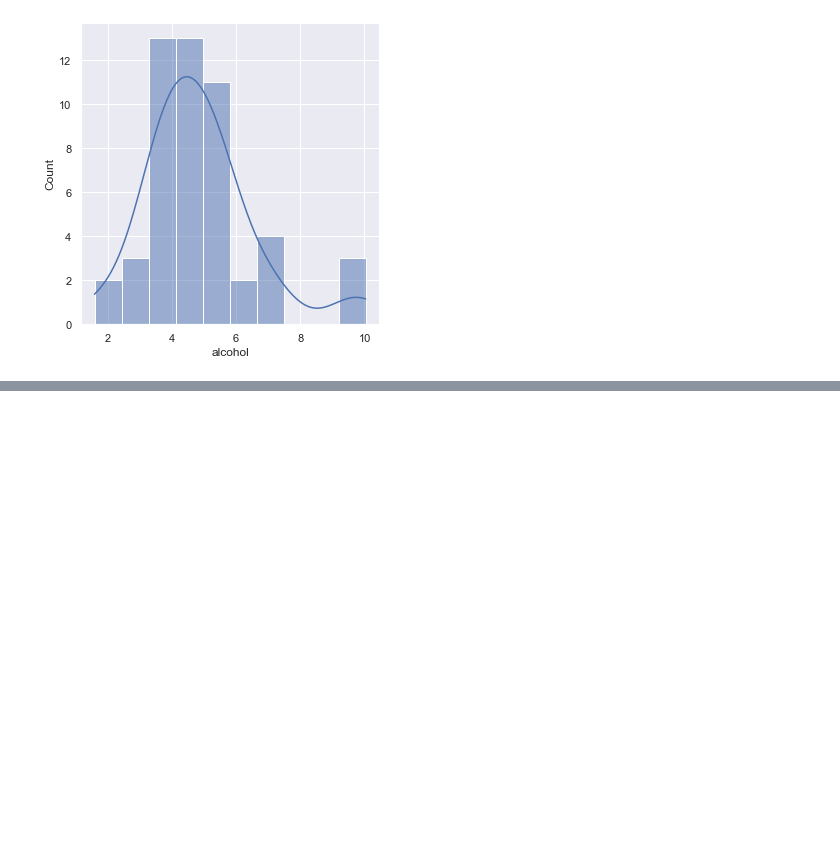
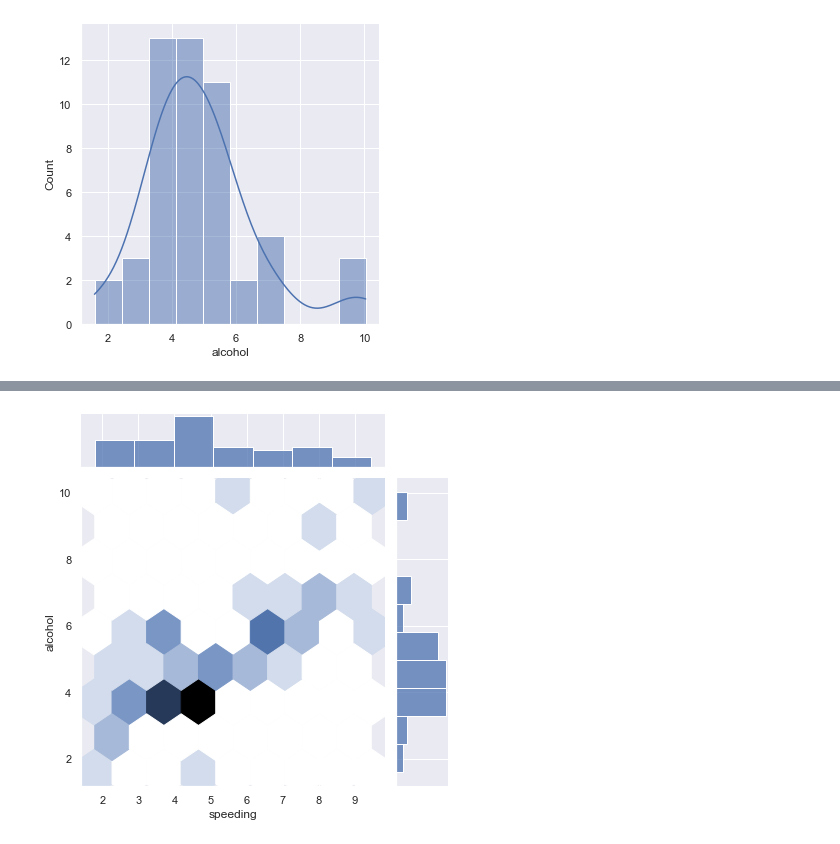
Before and after one commit to muhammad-ahsan/openDS, a Jupyter notebook: Data Visualization/Seaborn Tutorial.ipynb, the cells around one changed output, grey strips where cells are left out. Saved outputs shown, nothing was run; the diff lists cells and outputs as text; code cells hidden in the pictures; blank space fills up the shorter version.

```diff
--- a/Data Visualization/Seaborn Tutorial.ipynb
+++ b/Data Visualization/Seaborn Tutorial.ipynb
@@ -24,0 +33,4 @@ sns.displot(crash_df['alcohol'],kde=True, bins=10 );
+# %%
+sns.jointplot(x='speeding',y='alcohol', data=crash_df, kind='hex');
+# %% [output]
+[figure, added]
```
Also changed, not shown: parts of 48 cells of this notebook.
